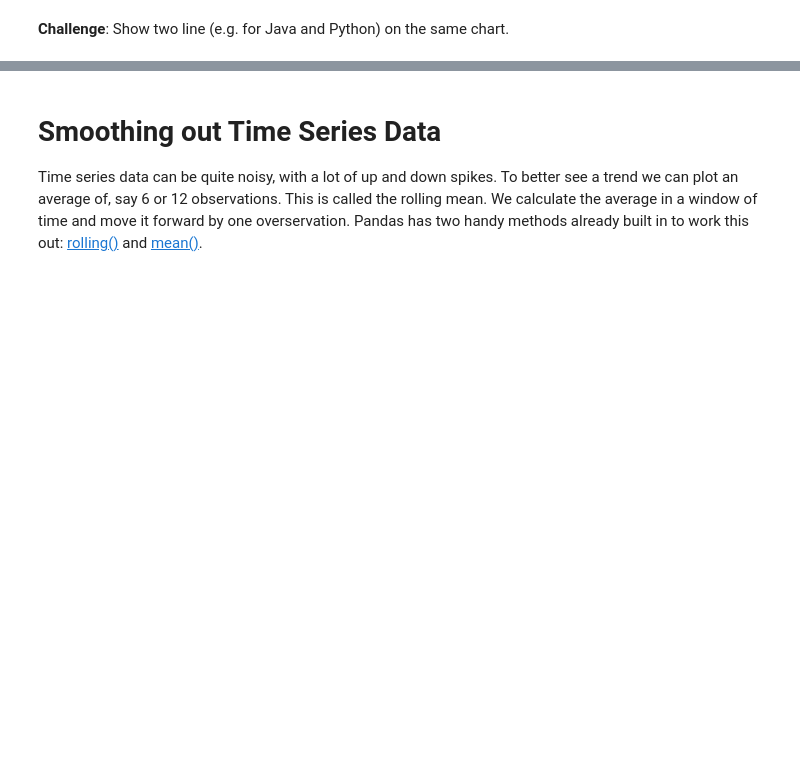
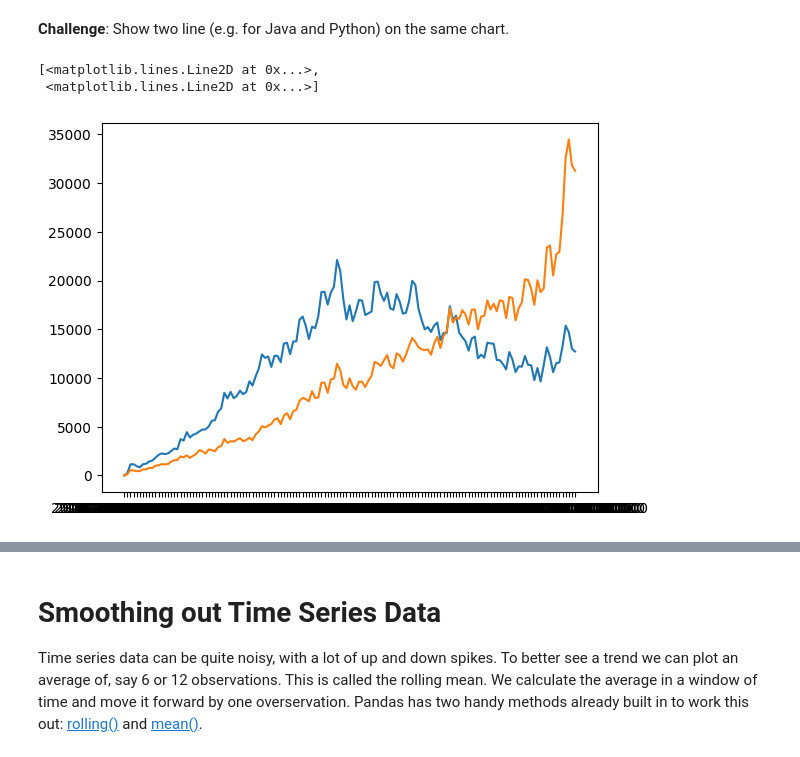
Before and after one commit to BrainStrom-Alex/Data-Exploration, a Jupyter notebook: Programming_Languages_(start).ipynb, the cells around one changed output, grey strips where cells are left out. Drawn from its saved outputs; the diff is of its cells as text; code cells hidden in the pictures; blank space fills up the shorter version.

```diff
--- a/Programming_Languages_(start).ipynb
+++ b/Programming_Languages_(start).ipynb
@@ -108,2 +150,8 @@ Let's fix the date format to make it more readable. We need to use Pandas to cha
 # %% [markdown]
 **Challenge**: Show two line (e.g. for Java and Python) on the same chart.
+# %%
+plt.plot(reshaped_df.index, reshaped_df.java, reshaped_df.python)
+# %% [output]
+[<matplotlib.lines.Line2D at 0x...>,
+ <matplotlib.lines.Line2D at 0x...>]
+[figure, added]
```
Also changed, not shown: parts of 13 cells of this notebook.
